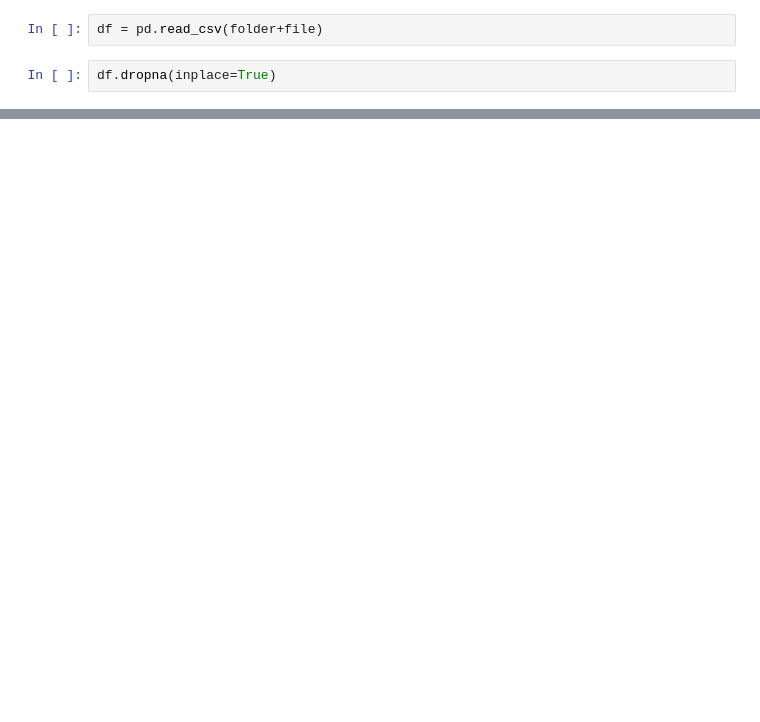
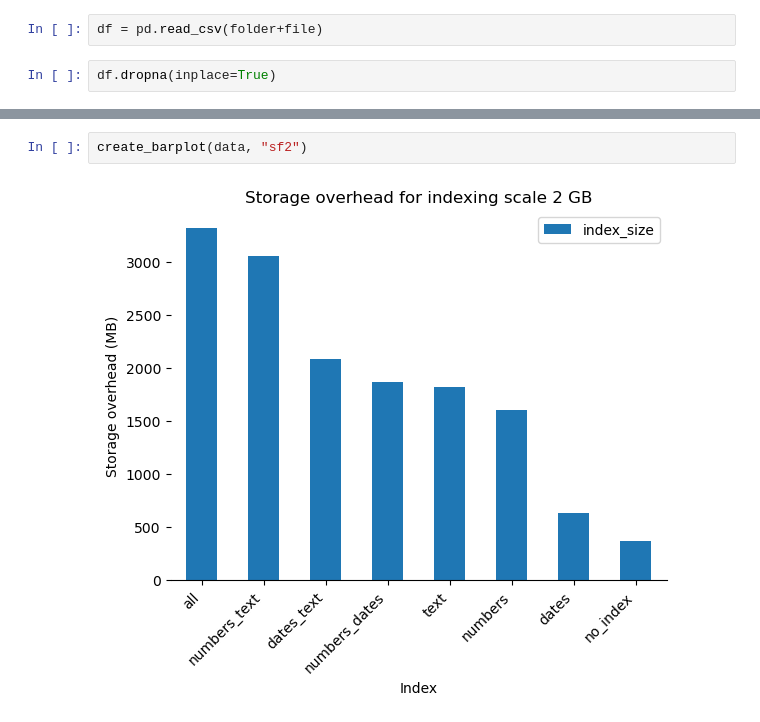
Before and after one commit to xXPinkmagicXx/csp_db, a Jupyter notebook: visualizations.ipynb, the cells around one changed output, grey strips where cells are left out. Cells and saved outputs as stored; diff of their text form; blank space fills up the shorter version.

```diff
--- a/visualizations.ipynb
+++ b/visualizations.ipynb
@@ -71,0 +178,4 @@ TypeError: can only concatenate str (not "int") to str
+# %%
+create_barplot(data, "sf2")
+# %% [output]
+[figure, added]
```
Also changed, not shown: parts of 22 cells of this notebook, 3 other files.
